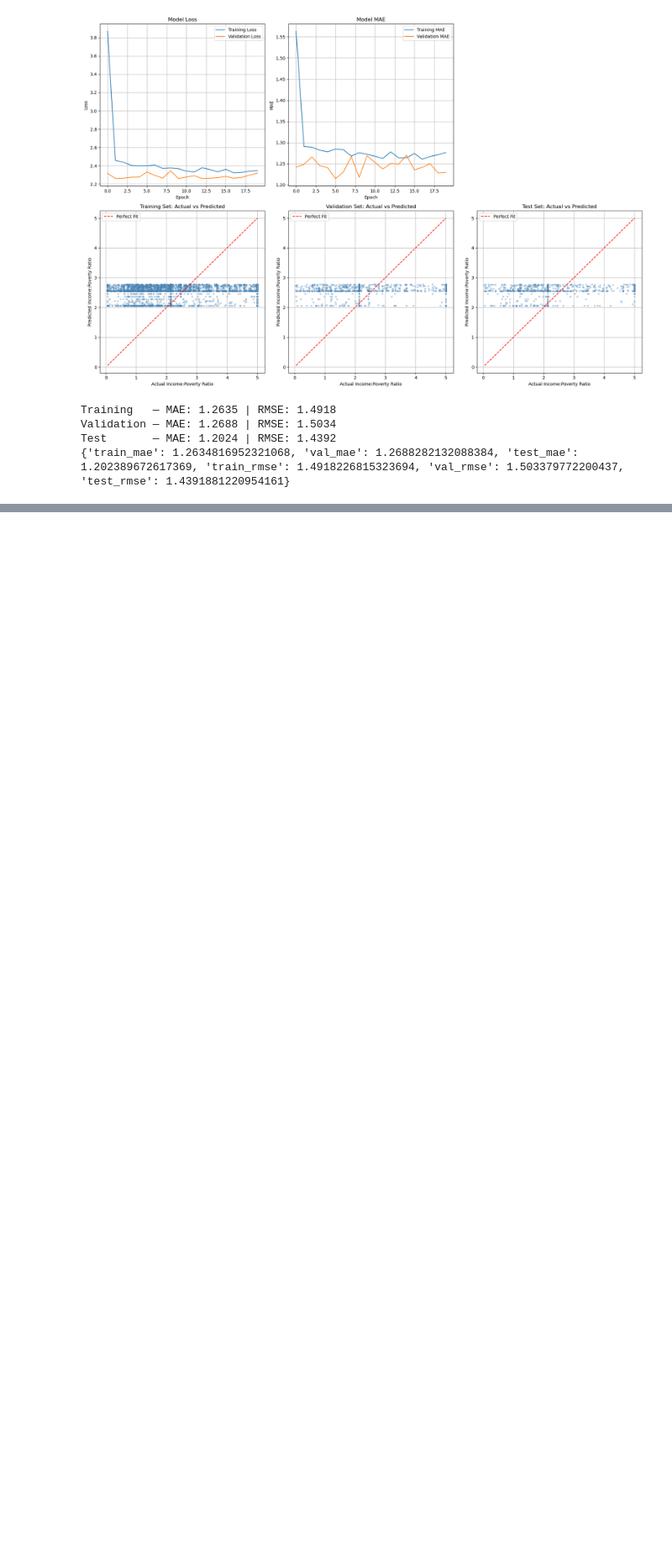
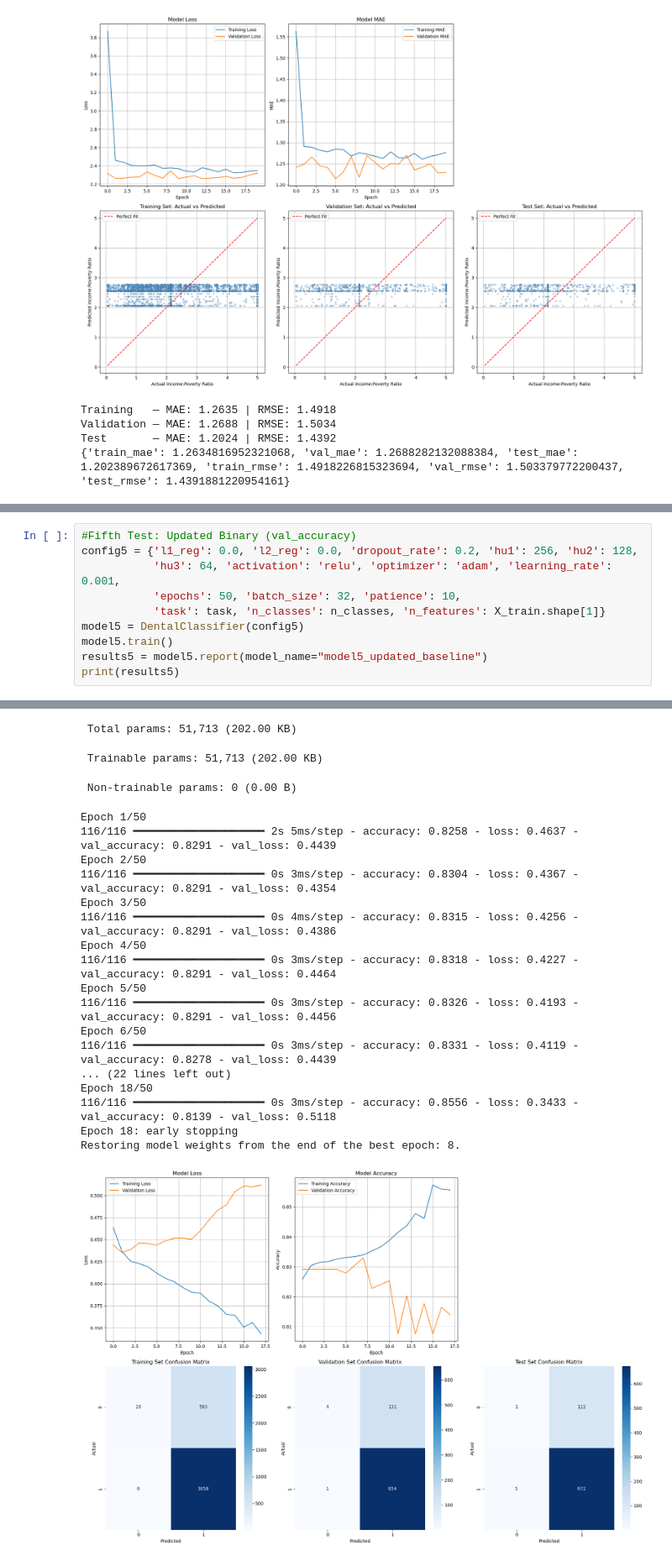
Before and after one commit to dsan-5300/final-project, a Jupyter notebook: scripts/test_model.ipynb, the cells around one changed output, grey strips where cells are left out. Shown at 84% size. Drawn from its saved outputs; the diff is of its cells as text; blank space fills up the shorter version.

```diff
--- a/scripts/test_model.ipynb
+++ b/scripts/test_model.ipynb
@@ -434,0 +606,11 @@ Test       — MAE: 1.2024 | RMSE: 1.4392
+# %%
+#Fifth Test: Updated Binary (val_accuracy)
+config5 = {'l1_reg': 0.0, 'l2_reg': 0.0, 'dropout_rate': 0.2, 'hu1': 256, 'hu2': 128,
+           'hu3': 64, 'activation': 'relu', 'optimizer': 'adam', 'learning_rate': 0.001,
+           'epochs': 50, 'batch_size': 32, 'patience': 10,
+           'task': task, 'n_classes': n_classes, 'n_features': X_train.shape[1]}
+model5 = DentalClassifier(config5)
+model5.train()
+results5 = model5.report(model_name="model5_updated_baseline")
+print(results5)
+# %% [output]
@@ -434,0 +636,21 @@ Test       — MAE: 1.2024 | RMSE: 1.4392
+ Total params: 51,713 (202.00 KB)
+ Trainable params: 51,713 (202.00 KB)
+ Non-trainable params: 0 (0.00 B)
+Epoch 1/50
+116/116 ━━━━━━━━━━━━━━━━━━━━ 2s 5ms/step - accuracy: 0.8258 - loss: 0.4637 - val_accuracy: 0.8291 - val_loss: 0.4439
+Epoch 2/50
+116/116 ━━━━━━━━━━━━━━━━━━━━ 0s 3ms/step - accuracy: 0.8304 - loss: 0.4367 - val_accuracy: 0.8291 - val_loss: 0.4354
+Epoch 3/50
+116/116 ━━━━━━━━━━━━━━━━━━━━ 0s 4ms/step - accuracy: 0.8315 - loss: 0.4256 - val_accuracy: 0.8291 - val_loss: 0.4386
+Epoch 4/50
+116/116 ━━━━━━━━━━━━━━━━━━━━ 0s 3ms/step - accuracy: 0.8318 - loss: 0.4227 - val_accuracy: 0.8291 - val_loss: 0.4464
+Epoch 5/50
+116/116 ━━━━━━━━━━━━━━━━━━━━ 0s 3ms/step - accuracy: 0.8326 - loss: 0.4193 - val_accuracy: 0.8291 - val_loss: 0.4456
+Epoch 6/50
+116/116 ━━━━━━━━━━━━━━━━━━━━ 0s 3ms/step - accuracy: 0.8331 - loss: 0.4119 - val_accuracy: 0.8278 - val_loss: 0.4439
+... (22 lines left out)
+Epoch 18/50
+116/116 ━━━━━━━━━━━━━━━━━━━━ 0s 3ms/step - accuracy: 0.8556 - loss: 0.3433 - val_accuracy: 0.8139 - val_loss: 0.5118
+Epoch 18: early stopping
+Restoring model weights from the end of the best epoch: 8.
+[figure, added]
```
Also changed, not shown: parts of 15 cells of this notebook.
